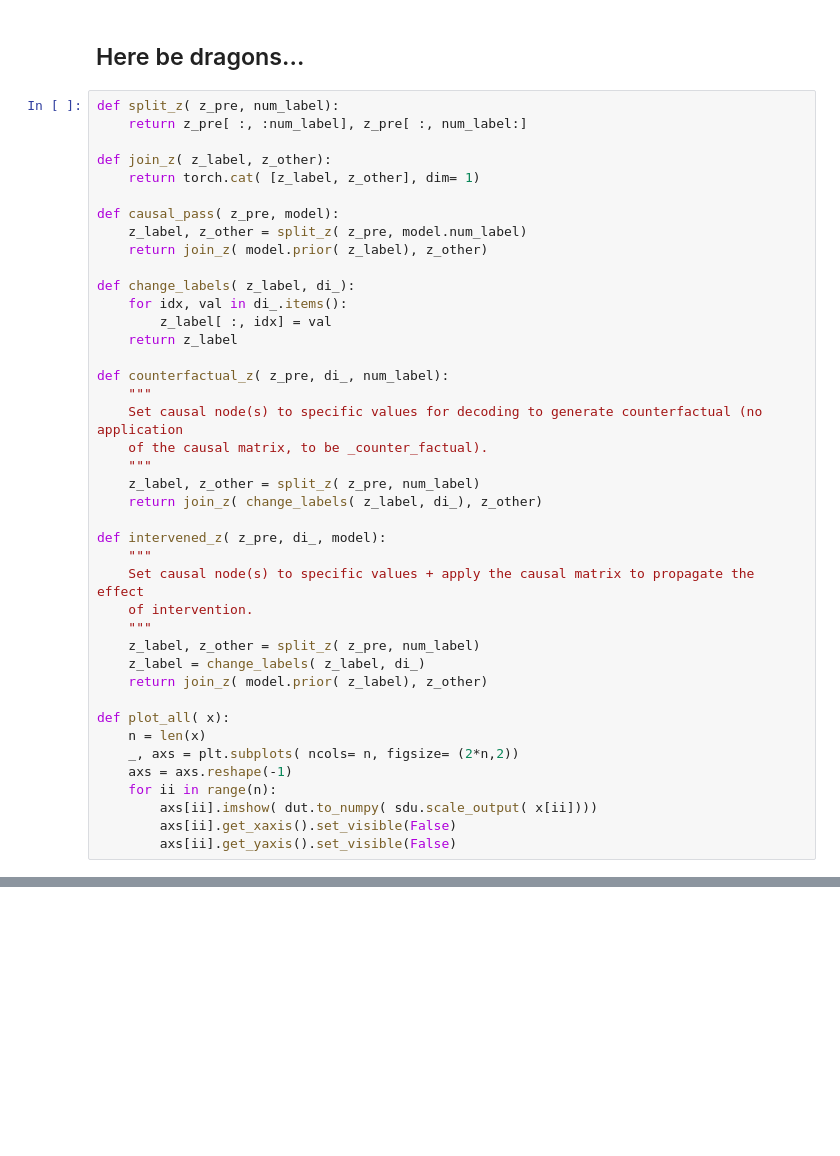
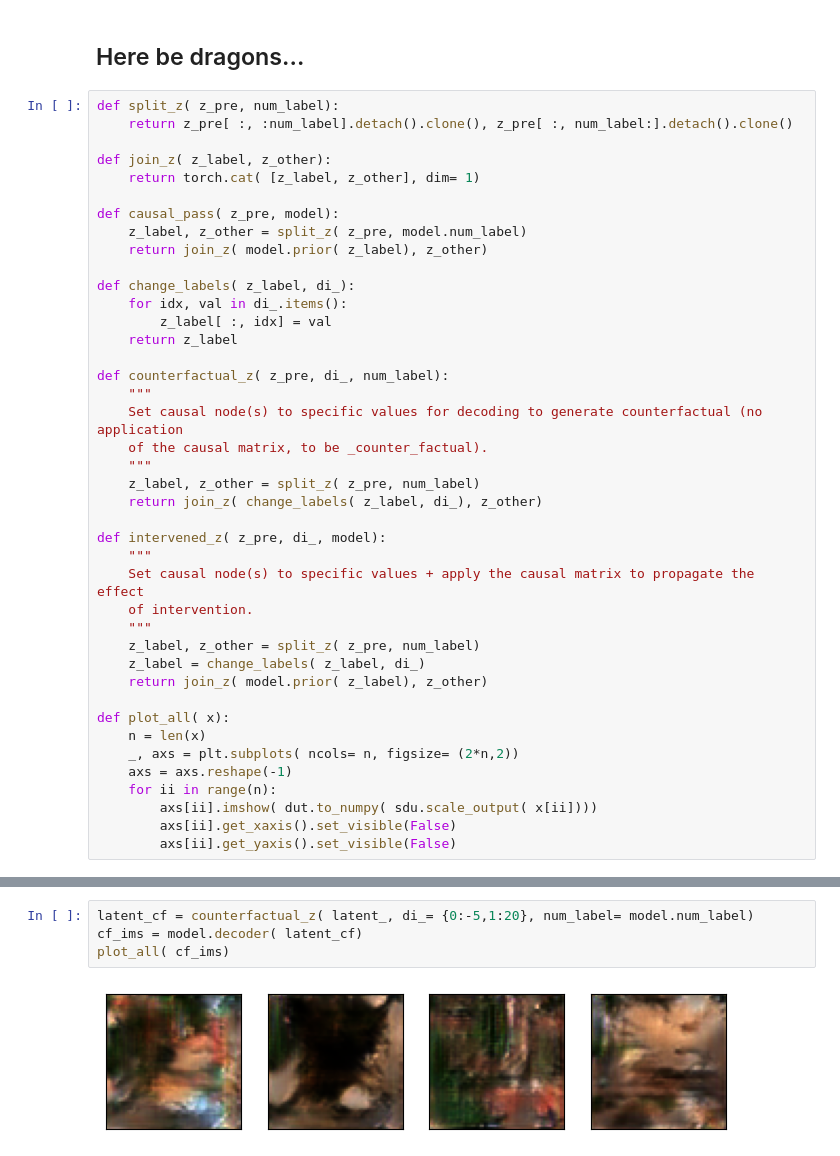
Before and after one commit to dpanas/clear-dear, a Jupyter notebook: notebooks/dp-5-dear-results-0.ipynb, the cells around one changed output, grey strips where cells are left out. Drawn from its saved outputs; the diff is of its cells as text; blank space fills up the shorter version.

Commit message:
add alt labelling flow + tweak post-processing

```diff
--- a/notebooks/dp-5-dear-results-0.ipynb
+++ b/notebooks/dp-5-dear-results-0.ipynb
@@ -185,7 +208,7 @@ plot_adjacency_matrix( model.prior.A.detach().numpy(), labels_ordered)
 ## Here be dragons...
 # %%
 def split_z( z_pre, num_label):
-    return z_pre[ :, :num_label], z_pre[ :, num_label:]
+    return z_pre[ :, :num_label].detach().clone(), z_pre[ :, num_label:].detach().clone()
 
 def join_z( z_label, z_other):
     return torch.cat( [z_label, z_other], dim= 1)
@@ -250,0 +294,6 @@ tensor([[-1.1902, -0.3250,  0.2716],
+# %%
+latent_cf = counterfactual_z( latent_, di_= {0:-5,1:20}, num_label= model.num_label)
+cf_ims = model.decoder( latent_cf)
+plot_all( cf_ims)
+# %% [output]
+[figure, added]
```
Also changed, not shown: parts of 31 cells of this notebook, 5 other files.
